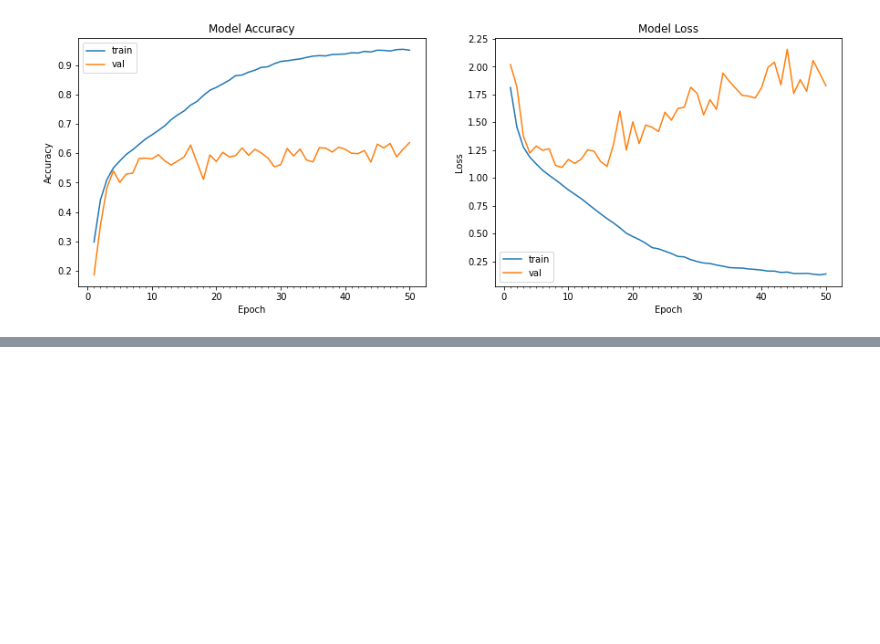
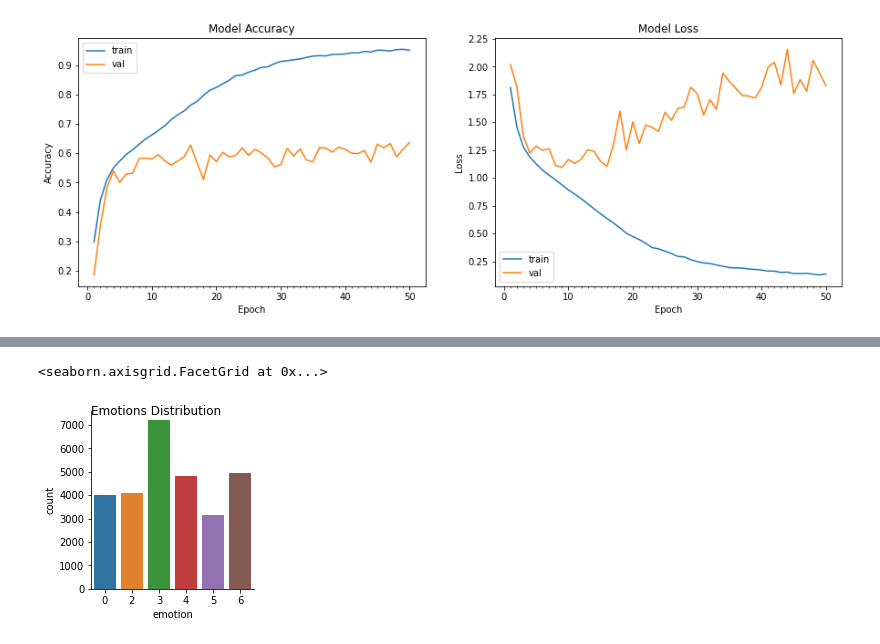
Before and after one commit to Wal1d/Emotion-Recognition, a Jupyter notebook: src/Emotion Detection.ipynb, the cells around one changed output, grey strips where cells are left out. Cells and saved outputs as stored; diff of their text form; code cells hidden in the pictures; blank space fills up the shorter version.

```diff
--- a/src/Emotion Detection.ipynb
+++ b/src/Emotion Detection.ipynb
@@ -356,0 +387,3 @@ display()
+# %%
+df['numpy'] = df.apply(pixels_to_numpy, axis=1)
+df
@@ -356,0 +404,3 @@ display()
+# %%
+train_dataset = df[df.Usage == 'Training']
+train_dataset
@@ -356,0 +438,7 @@ display()
+# %%
+ax = sns.catplot(x="emotion", kind="count", data=train_dataset, height=3)
+ax.fig.suptitle("Emotions Distribution")
+ax
+# %% [output]
+<seaborn.axisgrid.FacetGrid at 0x...>
+[figure, added]
```
Also changed, not shown: parts of 22 cells of this notebook, 2 other files.
